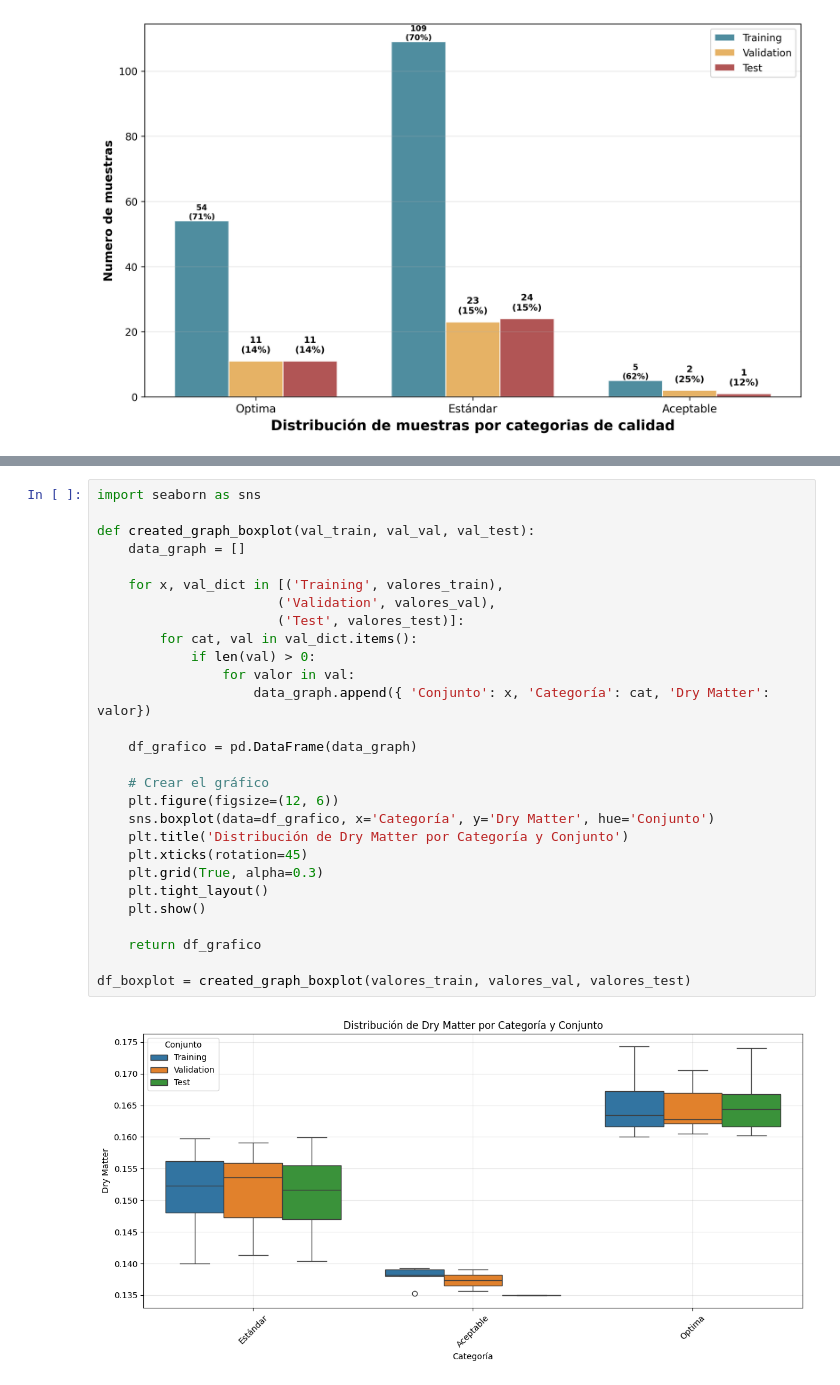
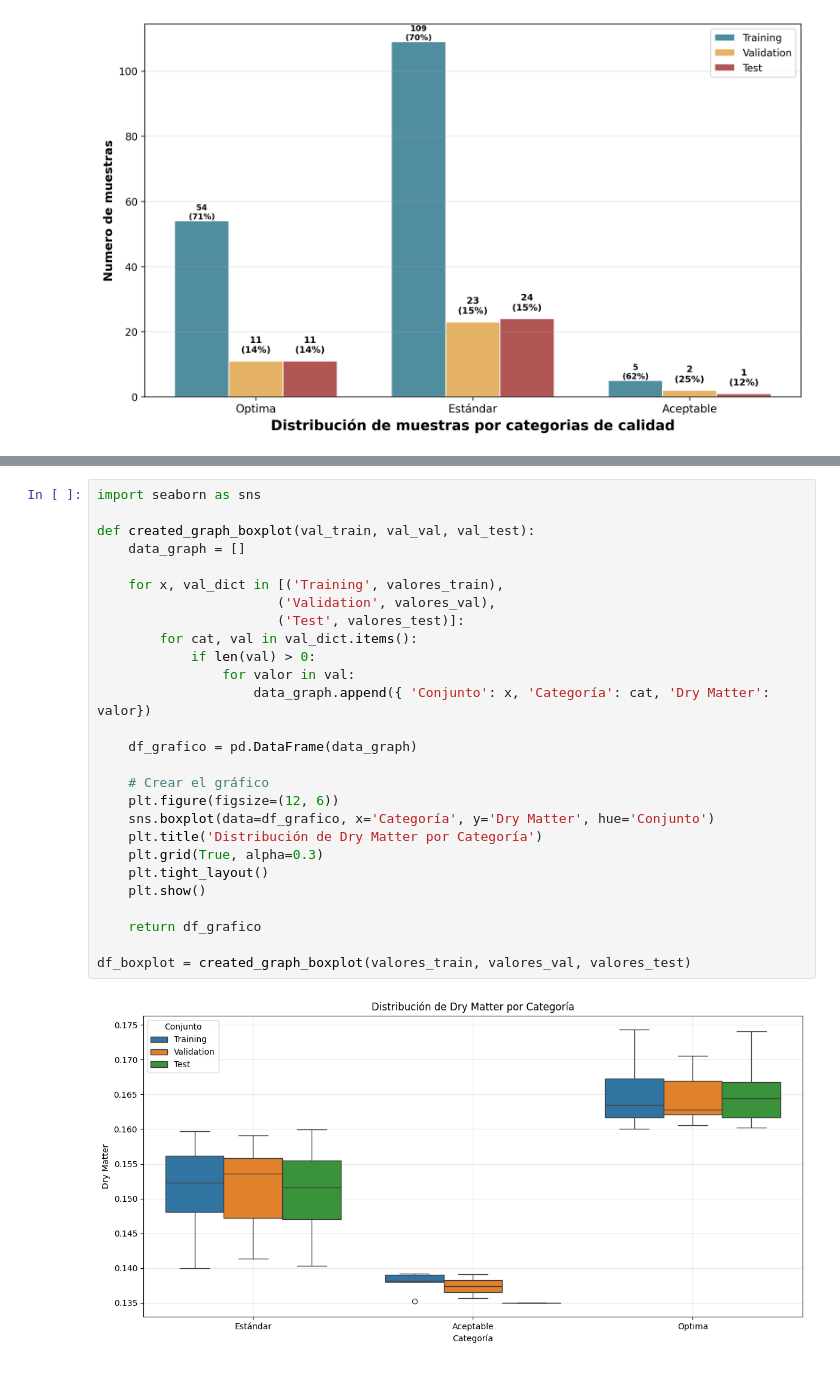
Before and after one commit to VivianaPM/DL-VisNIR-QualityClassifier, a Jupyter notebook: apple/modelApple.ipynb, the cells around one changed output, grey strips where cells are left out. Drawn from its saved outputs; the diff is of its cells as text.

```diff
--- a/apple/modelApple.ipynb
+++ b/apple/modelApple.ipynb
@@ -229,30 +290,29 @@ plt.show
 # %%
 import seaborn as sns
 
 def created_graph_boxplot(val_train, val_val, val_test):
     data_graph = []
 
     for x, val_dict in [('Training', valores_train),
                        ('Validation', valores_val),
                        ('Test', valores_test)]:
         for cat, val in val_dict.items():
             if len(val) > 0:
                 for valor in val:
                     data_graph.append({ 'Conjunto': x, 'Categoría': cat, 'Dry Matter': valor})
 
     df_grafico = pd.DataFrame(data_graph)
 
     # Crear el gráfico
     plt.figure(figsize=(12, 6))
     sns.boxplot(data=df_grafico, x='Categoría', y='Dry Matter', hue='Conjunto')
-    plt.title('Distribución de Dry Matter por Categoría y Conjunto')
-    plt.xticks(rotation=45)
+    plt.title('Distribución de Dry Matter por Categoría')
     plt.grid(True, alpha=0.3)
     plt.tight_layout()
     plt.show()
 
     return df_grafico
 
 df_boxplot = created_graph_boxplot(valores_train, valores_val, valores_test)
 # %% [output]
-[figure, old version]
+[figure, new version]
```
Also changed, not shown: parts of 11 cells of this notebook.
